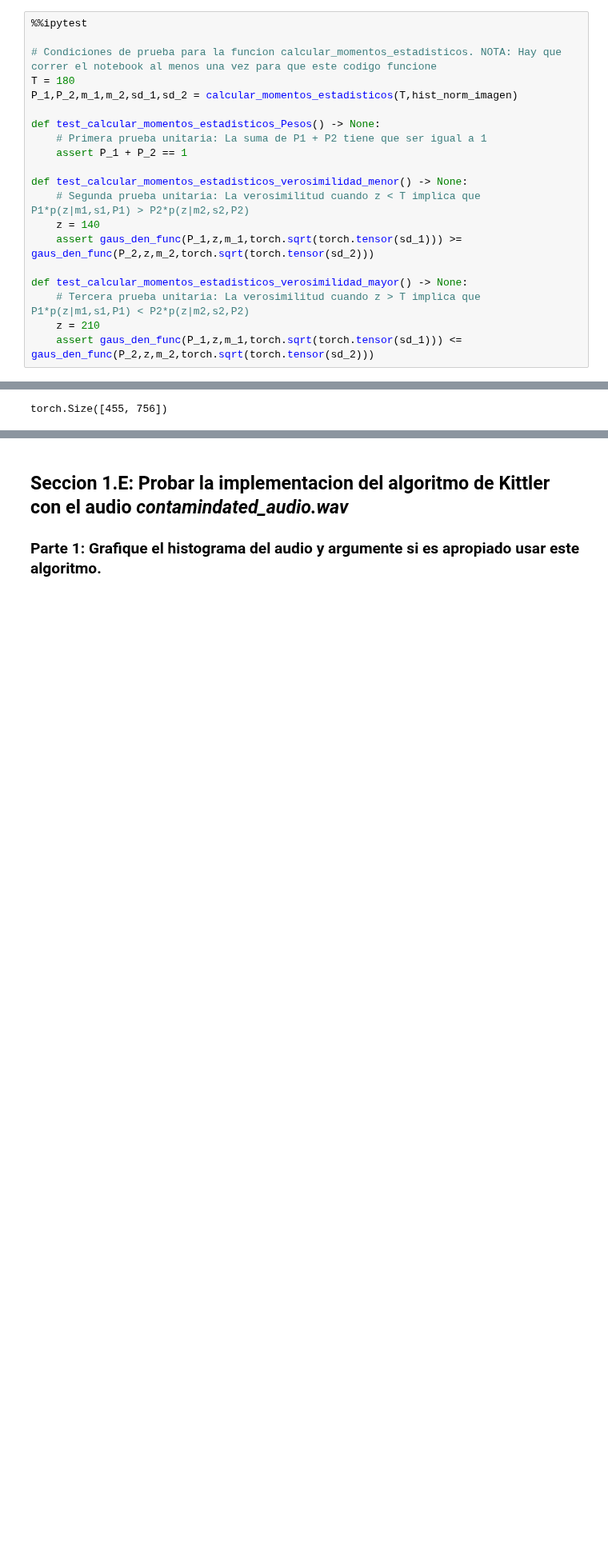
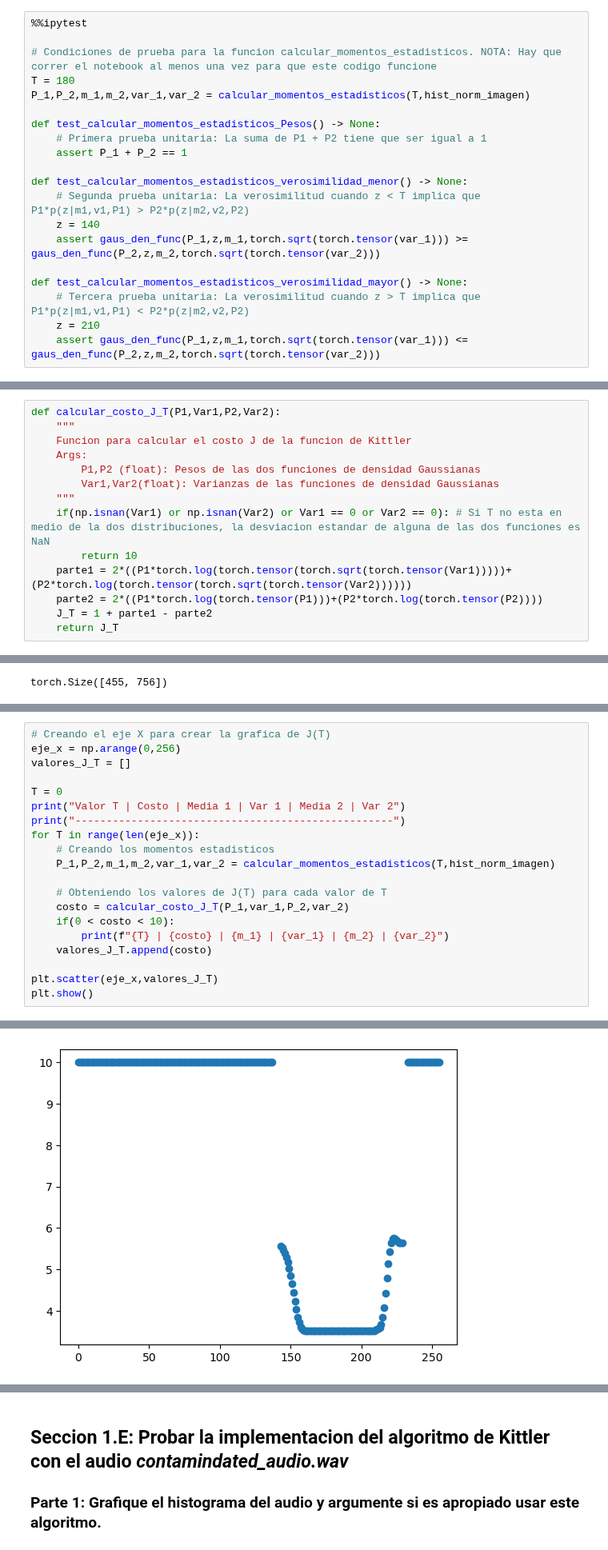
Before and after one commit to YoksanVC/TEC_DataScienceCert, a Jupyter notebook: Module_3_Estadistica_CienciaDatos/Trabajo_Practico_0_Kittler/Trabajo_Practico_0_Kittler.ipynb, the cells around one changed output, grey strips where cells are left out. Shown at 80% size. Saved outputs shown, nothing was run; the diff lists cells and outputs as text; blank space fills up the shorter version.

```diff
--- a/Module_3_Estadistica_CienciaDatos/Trabajo_Practico_0_Kittler/Trabajo_Practico_0_Kittler.ipynb
+++ b/Module_3_Estadistica_CienciaDatos/Trabajo_Practico_0_Kittler/Trabajo_Practico_0_Kittler.ipynb
@@ -101,19 +101,19 @@ def calcular_momentos_estadisticos(T,p):
 
 # Condiciones de prueba para la funcion calcular_momentos_estadisticos. NOTA: Hay que correr el notebook al menos una vez para que este codigo funcione
 T = 180
-P_1,P_2,m_1,m_2,sd_1,sd_2 = calcular_momentos_estadisticos(T,hist_norm_imagen)
+P_1,P_2,m_1,m_2,var_1,var_2 = calcular_momentos_estadisticos(T,hist_norm_imagen)
 
 def test_calcular_momentos_estadisticos_Pesos() -> None:
     # Primera prueba unitaria: La suma de P1 + P2 tiene que ser igual a 1
     assert P_1 + P_2 == 1
 
 def test_calcular_momentos_estadisticos_verosimilidad_menor() -> None:
-    # Segunda prueba unitaria: La verosimilitud cuando z < T implica que P1*p(z|m1,s1,P1) > P2*p(z|m2,s2,P2)
+    # Segunda prueba unitaria: La verosimilitud cuando z < T implica que P1*p(z|m1,v1,P1) > P2*p(z|m2,v2,P2)
     z = 140
-    assert gaus_den_func(P_1,z,m_1,torch.sqrt(torch.tensor(sd_1))) >= gaus_den_func(P_2,z,m_2,torch.sqrt(torch.tensor(sd_2)))
+    assert gaus_den_func(P_1,z,m_1,torch.sqrt(torch.tensor(var_1))) >= gaus_den_func(P_2,z,m_2,torch.sqrt(torch.tensor(var_2)))
 
 def test_calcular_momentos_estadisticos_verosimilidad_mayor() -> None:
-    # Tercera prueba unitaria: La verosimilitud cuando z > T implica que P1*p(z|m1,s1,P1) < P2*p(z|m2,s2,P2)
+    # Tercera prueba unitaria: La verosimilitud cuando z > T implica que P1*p(z|m1,v1,P1) < P2*p(z|m2,v2,P2)
     z = 210
-    assert gaus_den_func(P_1,z,m_1,torch.sqrt(torch.tensor(sd_1))) <= gaus_den_func(P_2,z,m_2,torch.sqrt(torch.tensor(sd_2)))
+    assert gaus_den_func(P_1,z,m_1,torch.sqrt(torch.tensor(var_1))) <= gaus_den_func(P_2,z,m_2,torch.sqrt(torch.tensor(var_2)))
 # %% [output]
@@ -121,0 +126,14 @@ def test_calcular_momentos_estadisticos_verosimilidad_mayor() -> None:
+# %%
+def calcular_costo_J_T(P1,Var1,P2,Var2):
+    """
+    Funcion para calcular el costo J de la funcion de Kittler
+    Args:
+        P1,P2 (float): Pesos de las dos funciones de densidad Gaussianas
+        Var1,Var2(float): Varianzas de las funciones de densidad Gaussianas
+    """
+    if(np.isnan(Var1) or np.isnan(Var2) or Var1 == 0 or Var2 == 0): # Si T no esta en medio de la dos distribuciones, la desviacion estandar de alguna de las dos funciones es NaN
+        return 10
+    parte1 = 2*((P1*torch.log(torch.tensor(torch.sqrt(torch.tensor(Var1)))))+(P2*torch.log(torch.tensor(torch.sqrt(torch.tensor(Var2))))))
+    parte2 = 2*((P1*torch.log(torch.tensor(P1)))+(P2*torch.log(torch.tensor(P2))))
+    J_T = 1 + parte1 - parte2
+    return J_T
@@ -156,0 +262,21 @@ tensor([219, 218, 219,  ..., 221, 225, 224], dtype=torch.uint8)
+# %%
+# Creando el eje X para crear la grafica de J(T)
+eje_x = np.arange(0,256)
+valores_J_T = []
+
+T = 0
+print("Valor T | Costo | Media 1 | Var 1 | Media 2 | Var 2")
+print("---------------------------------------------------")
+for T in range(len(eje_x)):
+    # Creando los momentos estadisticos
+    P_1,P_2,m_1,m_2,var_1,var_2 = calcular_momentos_estadisticos(T,hist_norm_imagen)
+
+    # Obteniendo los valores de J(T) para cada valor de T
+    costo = calcular_costo_J_T(P_1,var_1,P_2,var_2)
+    if(0 < costo < 10):
+        print(f"{T} | {costo} | {m_1} | {var_1} | {m_2} | {var_2}")
+    valores_J_T.append(costo)
+
+plt.scatter(eje_x,valores_J_T)
+plt.show()
+# %% [output]
@@ -157,2 +300,3 @@ tensor([219, 218, 219,  ..., 221, 225, 224], dtype=torch.uint8)
+[figure, added]
 # %%
 # Llamando a la funcion calcular_momentos_estadisticos
```
Also changed, not shown: parts of 15 cells of this notebook, 1 other file.
